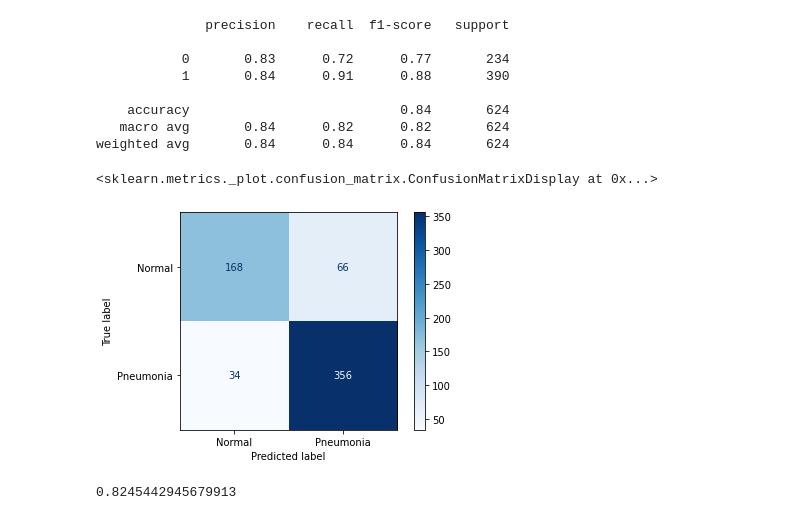
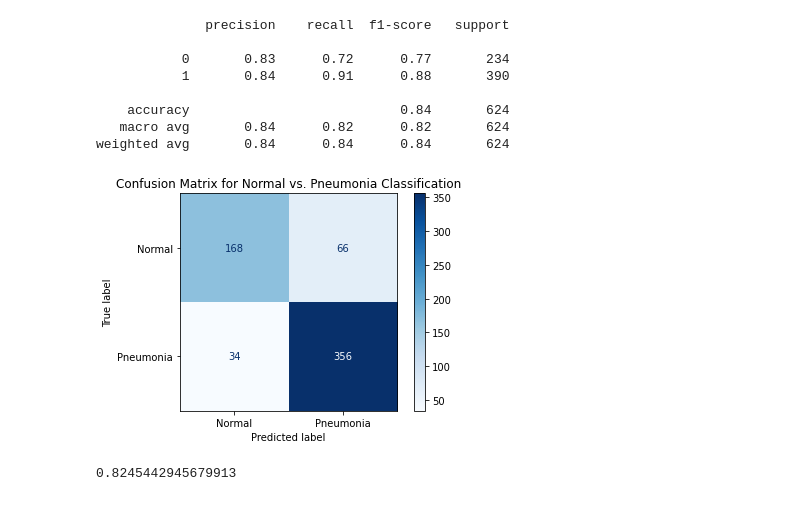
Before and after one commit to sepidehparhami/pneumonia-xray-cnn, a Jupyter notebook: pneumonia.ipynb, the cells around one changed output. Saved outputs shown, nothing was run; the diff lists cells and outputs as text; code cells hidden in the pictures.

```diff
--- a/pneumonia.ipynb
+++ b/pneumonia.ipynb
@@ -216,31 +226,29 @@ class LogCallback(tf.keras.callbacks.Callback):
 # %%
-log_callback = LogCallback()
-early_stop_callback = tf.keras.callbacks.EarlyStopping(monitor='val_loss', mode='min', verbose=1, patience=3)
-hypermodel = MyHyperModel()
-tuner_rs = kt.RandomSearch(
-            hypermodel,
-            objective=kt.Objective('val_loss', direction='min'),
-            seed=0,
-            max_trials=1,
-            executions_per_trial=1)
+# train model using Keras Tuner or load best model from previous random search
+train_model = False
 
-with tf.device('/GPU:0'):
-    tuner_rs.search(train_ds,
-                    epochs=10,
-                    verbose=1,
-                    validation_data=val_ds,
-                    class_weight=class_weights,
-                    callbacks=[log_callback, early_stop_callback])
+if train_model:
+    with tf.device('/GPU:0'):
+        tuner_rs.search(train_ds,
+                        epochs=10,
+                        verbose=1,
+                        validation_data=val_ds,
+                        class_weight=class_weights,
+                        callbacks=[log_callback, early_stop_callback])
 
-# gets the best model from the random search
-model = tuner_rs.get_best_models(1)[0]
-model.summary()
+    # gets the best model from the random search
+    model = tuner_rs.get_best_models(1)[0]
+    model.summary()
 
-# save best model
-model.save('model.keras')
+    # save best model
+    model.save('model.keras')
 
-# view hyperparameters of best model
-tuner_rs.get_best_hyperparameters(1)[0].values
+    # view hyperparameters of best model
+    tuner_rs.get_best_hyperparameters(1)[0].values
+
+else:
+    model = keras.models.load_model('/kaggle/input/pneumonia-model/model.keras')
+    model.summary()
 # %% [output]
 Model: "sequential"
 _________________________________________________________________
@@ -358,11 +336,11 @@ weighted avg       0.84      0.84      0.84       624
 # %%
 from sklearn.metrics import ConfusionMatrixDisplay, confusion_matrix
 
 cm = confusion_matrix(y_test, y_pred_binary)
 ConfusionMatrixDisplay(cm, display_labels=["Normal", "Pneumonia"]).plot(cmap="Blues")
+plt.title('Confusion Matrix for Normal vs. Pneumonia Classification');
 # %% [output]
-<sklearn.metrics._plot.confusion_matrix.ConfusionMatrixDisplay at 0x...>
-[figure, old version]
+[figure, new version]
 # %%
 from sklearn.metrics import average_precision_score, PrecisionRecallDisplay
 
```
Also changed, not shown: parts of 11 cells of this notebook.
